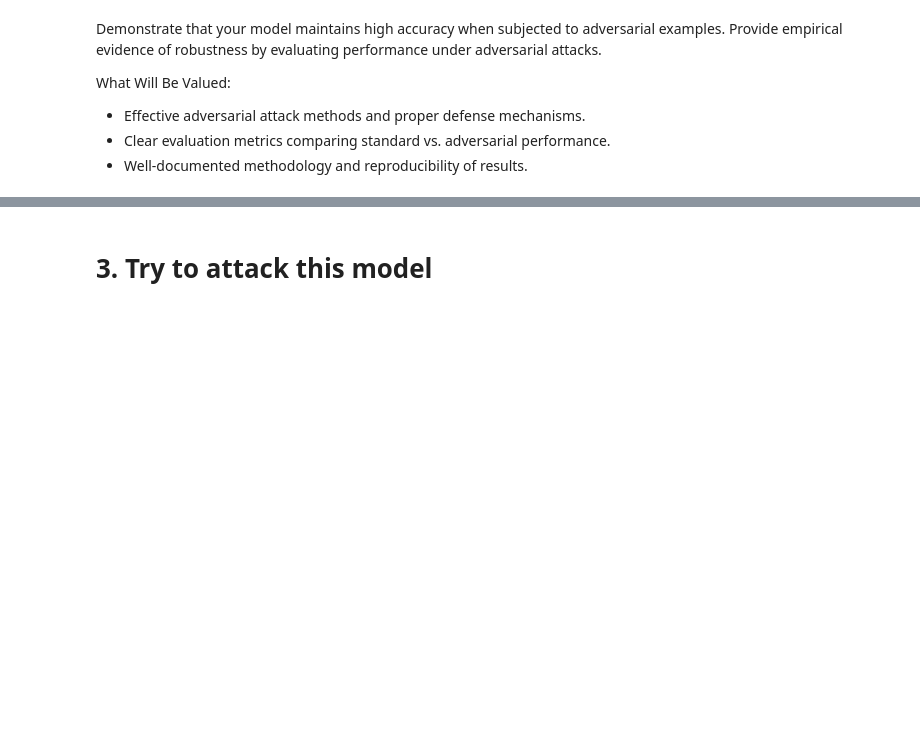
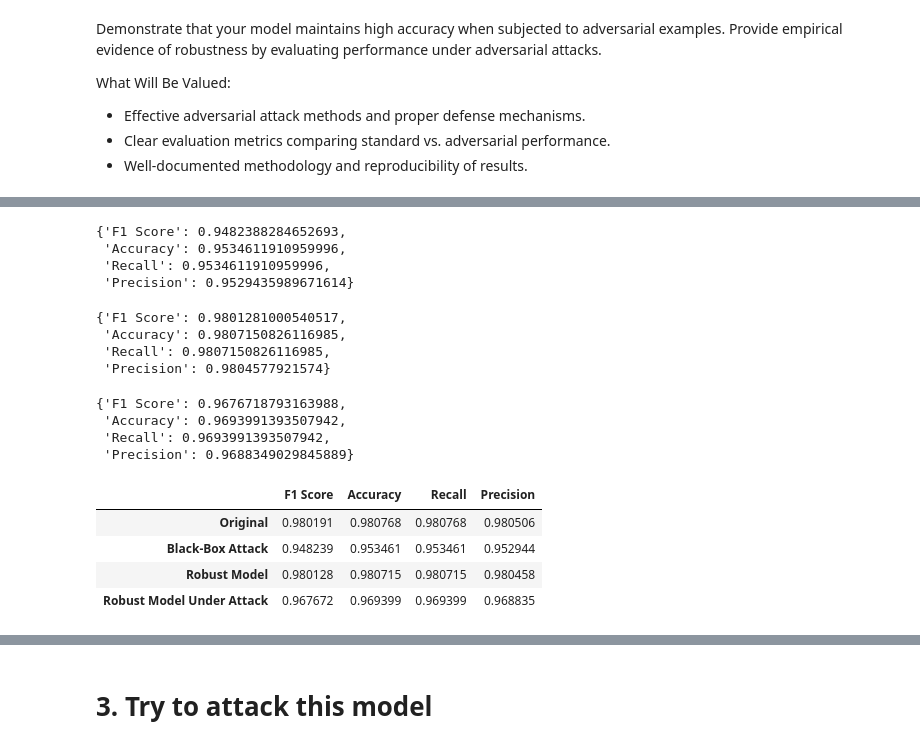
Before and after one commit to Cortijo02/SEGUR, a Jupyter notebook: sypd/template.ipynb, the cells around one changed output, grey strips where cells are left out. Drawn from its saved outputs; the diff is of its cells as text; code cells hidden in the pictures; blank space fills up the shorter version.

```diff
--- a/sypd/template.ipynb
+++ b/sypd/template.ipynb
@@ -457,0 +441,62 @@ metrics_df
+# %%
+# Perform a black-box attack
+perturbed_samples_test = X_test.copy().apply(
+    lambda row: black_box_attack(row.to_frame().T, X_test.columns, epsilon).iloc[0], axis=1
+)
+
+# Calculate metrics for the model under attack
+perturbed_predictions = rf_model.predict(perturbed_samples_test)
+
+attacked_metrics = calculate_metrics(rf_model, perturbed_samples_test, y_test)
+attacked_metrics
+# %% [output]
+{'F1 Score': 0.9482388284652693,
+ 'Accuracy': 0.9534611910959996,
+ 'Recall': 0.9534611910959996,
+ 'Precision': 0.9529435989671614}
+# %%
+# Generamos muestras perturbadas del conjunto de entrenamiento
+perturbed_X_train = X_train.apply(
+    lambda row: black_box_attack(row.to_frame().T, X_train.columns, epsilon).iloc[0], axis=1
+)
+
+# Concatenamos las muestras originales y perturbadas
+X_train_robust = pd.concat([X_train, perturbed_X_train], axis=0)
+y_train_robust = pd.concat([y_train, y_train], axis=0)
+
+# Entrenamos un nuevo modelo robusto
+rf_model_robust = RandomForestClassifier(n_estimators=100, random_state=42)
+rf_model_robust.fit(X_train_robust, y_train_robust)
+
+# Evaluamos el modelo robusto en datos limpios y atacados
+original_metrics_robust = calculate_metrics(rf_model_robust, X_test, y_test)
+original_metrics_robust
+# %% [output]
+{'F1 Score': 0.9801281000540517,
+ 'Accuracy': 0.9807150826116985,
+ 'Recall': 0.9807150826116985,
+ 'Precision': 0.9804577921574}
+# %%
+perturbed_predictions_robust = rf_model_robust.predict(perturbed_samples_test)
+
+attacked_metrics_robust = calculate_metrics(rf_model_robust, perturbed_samples_test, y_test)
+attacked_metrics_robust
+# %% [output]
+{'F1 Score': 0.9676718793163988,
+ 'Accuracy': 0.9693991393507942,
+ 'Recall': 0.9693991393507942,
+ 'Precision': 0.9688349029845889}
+# %%
+# Actualizamos el DataFrame de métricas
+metrics_df = pd.DataFrame(
+    [original_metrics, attacked_metrics, original_metrics_robust, attacked_metrics_robust],
+    index=['Original', 'Black-Box Attack', 'Robust Model', 'Robust Model Under Attack']
+)
+
+metrics_df
+# %% [output]
+|  | F1 Score | Accuracy | Recall | Precision |
+| Original | 0.980191 | 0.980768 | 0.980768 | 0.980506 |
+| Black-Box Attack | 0.948239 | 0.953461 | 0.953461 | 0.952944 |
+| Robust Model | 0.980128 | 0.980715 | 0.980715 | 0.980458 |
+| Robust Model Under Attack | 0.967672 | 0.969399 | 0.969399 | 0.968835 |
```
Also changed, not shown: parts of 10 cells of this notebook.
